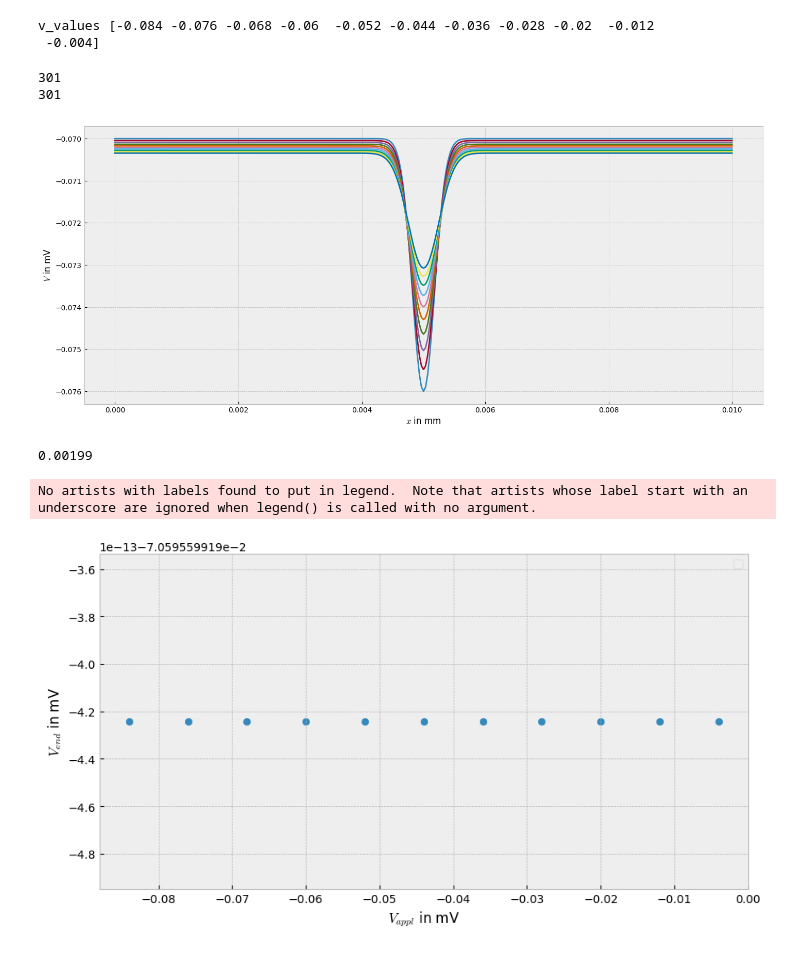
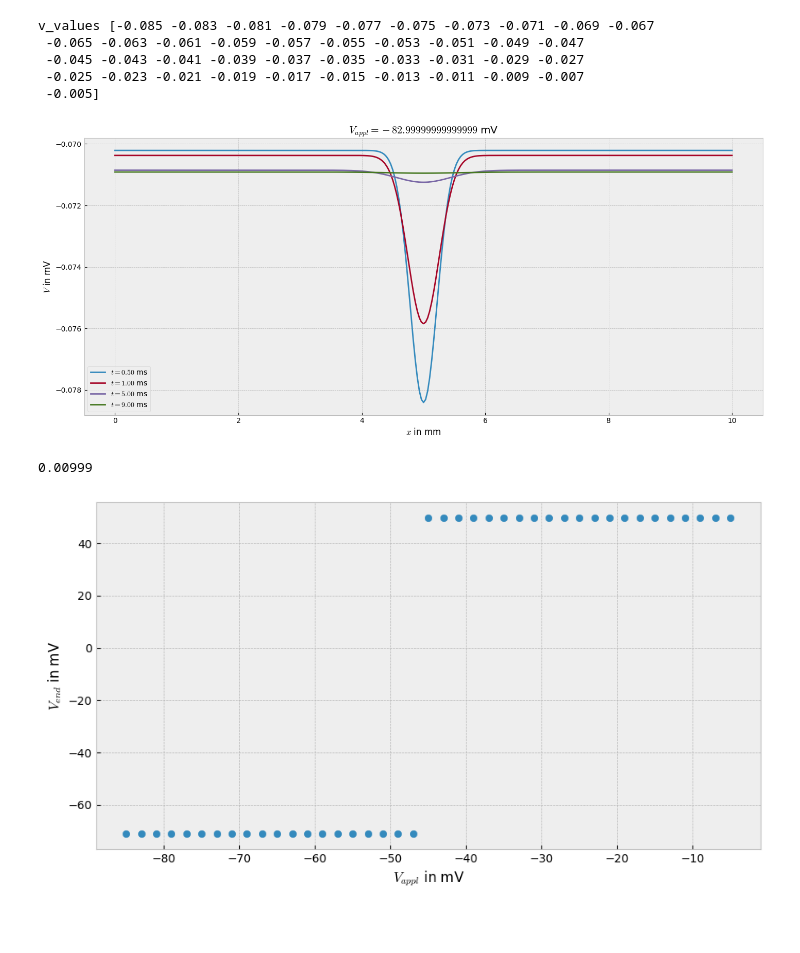
Before and after one commit to leonardlux/comp_phy_exam, a Jupyter notebook: problem_3/part_2/task_b.ipynb, the cells around one changed output. Saved outputs shown, nothing was run; the diff lists cells and outputs as text; code cells hidden in the pictures; blank space fills up the shorter version.

```diff
--- a/problem_3/part_2/task_b.ipynb
+++ b/problem_3/part_2/task_b.ipynb
@@ -8,8 +7,8 @@ from opt_initial_values import inital_values
 from opt_diags_gen import diags_gen_backwards_euler
 # %%
 Us = []
-n_sim = 10+1
-center = -44 * c.milli
+n_sim = 40+1
+center = -45 * c.milli
 sides = 40 * c.milli
 v_values = np.linspace(center - sides, center + sides ,n_sim)
 
@@ -19,28 +18,30 @@ for v_appl in v_values:
     inital_distr = inital_values(v_appl)
     Us.append(solve_simulation(inital_distr,diags_gen_backwards_euler))
 # %% [output]
-v_values [-0.084 -0.076 -0.068 -0.06  -0.052 -0.044 -0.036 -0.028 -0.02  -0.012
- -0.004]
+v_values [-0.085 -0.083 -0.081 -0.079 -0.077 -0.075 -0.073 -0.071 -0.069 -0.067
+ -0.065 -0.063 -0.061 -0.059 -0.057 -0.055 -0.053 -0.051 -0.049 -0.047
+ -0.045 -0.043 -0.041 -0.039 -0.037 -0.035 -0.033 -0.031 -0.029 -0.027
+ -0.025 -0.023 -0.021 -0.019 -0.017 -0.015 -0.013 -0.011 -0.009 -0.007
+ -0.005]
 # %%
 # plot different times
 i_v_appl = 1
 U = Us[i_v_appl]
 
 ts = np.arange(10)*10
-ts = [50,100,500,900,-1]
+ts = [50,100,500,900]
 
 plt.figure(figsize=(17,7))
 for t in ts:
-    plt.plot(c.x_g,U[t])
+    plt.plot(c.x_g/c.milli,U[t],label=f"$t={t*c.delta_t/c.milli:.2f}$ ms")
 
-plt.title(f"")
+plt.title("$V_{appl}" + f" = {v_values[i_v_appl]/c.milli}$ mV")
 plt.ylabel("$V$ in mV")
 plt.xlabel("$x$ in mm")
+plt.legend()
 plt.show()
 # %% [output]
-301
-301
-[figure, old version]
+[figure, new version]
 # %%
 # plot endvoltage against v_appl
 # volatage in the middle at the end
@@ -53,17 +54,16 @@ for U in Us:
 
 plt.style.use('bmh')
 plt.figure(figsize=(9,5))
-plt.scatter(v_values,np.array(endvoltages))
+plt.scatter(v_values/c.milli,np.array(endvoltages)/c.milli)
 plt.ylabel("$V_{end}$ in mV")
 plt.xlabel("$V_{appl}$ in mV")
 #plt.axvline(c.v_mem,label="$V_{mem}$",alpha=0.5)
 plt.tight_layout()
-plt.legend()
+#plt.legend()
 plt.show()
 # %% [output]
-0.00199
+0.00999
-No artists with labels found to put in legend.  Note that artists whose label start with an underscore are ignored when legend() is called with no argument.
-[figure, old version]
+[figure, new version]
 # %%
 def g_na_g_k(v_vec):
     return ((100/(1 + np.exp(c.gamma*(c.v_star - v_vec)))) + 1/5)/c.g_k
```
Also changed, not shown: parts of 2 cells of this notebook, 4 other files.
